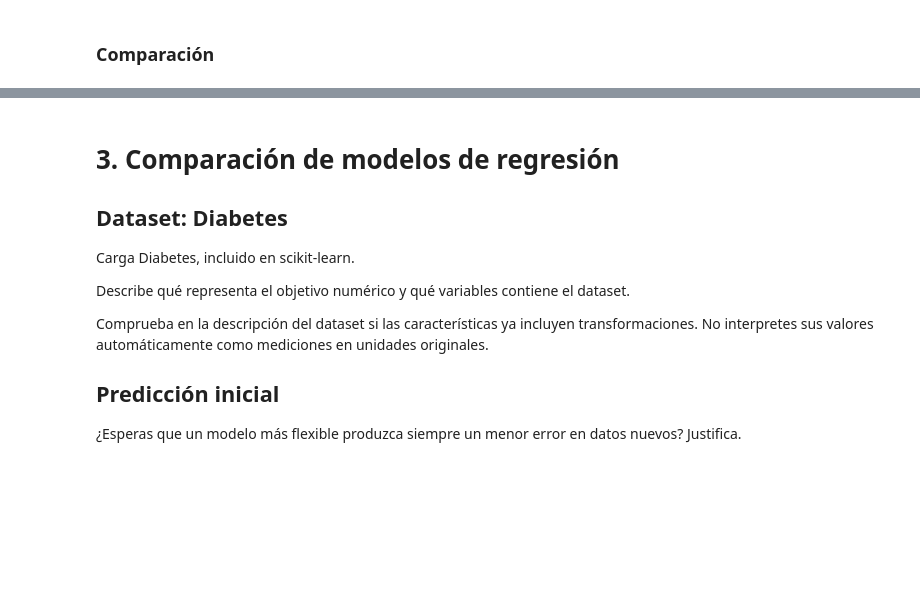
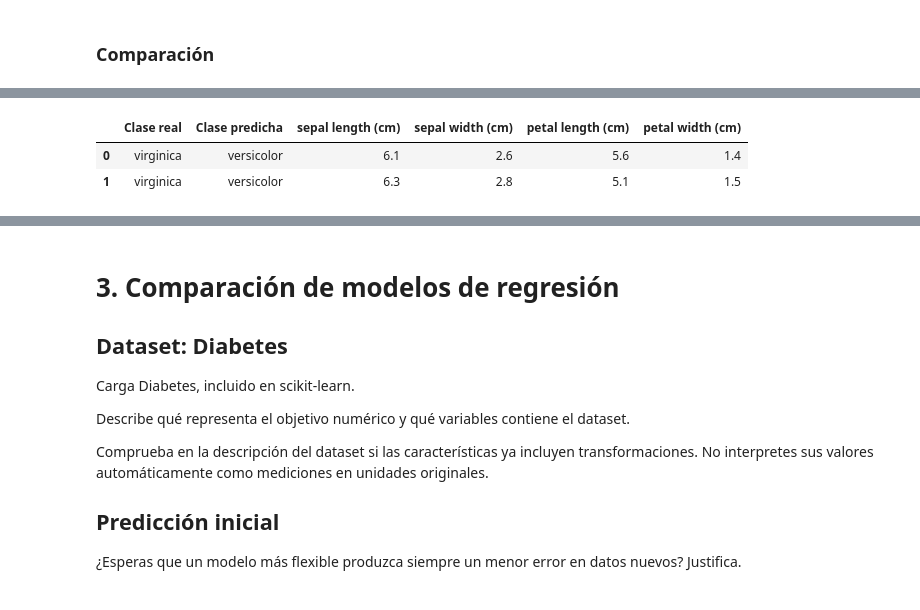
Before and after one commit to Boris-epn/Recuperaci-n-de-la-informaci-n, a Jupyter notebook: Primer bimestre/01_revml.ipynb, the cells around one changed output, grey strips where cells are left out. Cells and saved outputs as stored; diff of their text form; code cells hidden in the pictures; blank space fills up the shorter version.

```diff
--- a/Primer bimestre/01_revml.ipynb
+++ b/Primer bimestre/01_revml.ipynb
@@ -429,0 +686,31 @@ Los modelos de SVM lineal y MLP tienen la mayor exactitud y F1 macro de validaci
+# %%
+nombre_modelo_errores = "Gaussian Naive Bayes"
+
+predicciones_error = predicciones_prueba_clasificacion[
+    nombre_modelo_errores
+]
+
+indices_error = np.where(y_test != predicciones_error)[0]
+
+errores_clasificacion = pd.DataFrame(
+    x_test[indices_error],
+    columns=iris.feature_names
+)
+
+errores_clasificacion.insert(
+    0,
+    "Clase real",
+    iris.target_names[y_test[indices_error]]
+)
+
+errores_clasificacion.insert(
+    1,
+    "Clase predicha",
+    iris.target_names[predicciones_error[indices_error]]
+)
+
+errores_clasificacion
+# %% [output]
+|  | Clase real | Clase predicha | sepal length (cm) | sepal width (cm) | petal length (cm) | petal width (cm) |
+| 0 | virginica | versicolor | 6.1 | 2.6 | 5.6 | 1.4 |
+| 1 | virginica | versicolor | 6.3 | 2.8 | 5.1 | 1.5 |
```
Also changed, not shown: parts of 9 cells of this notebook.
